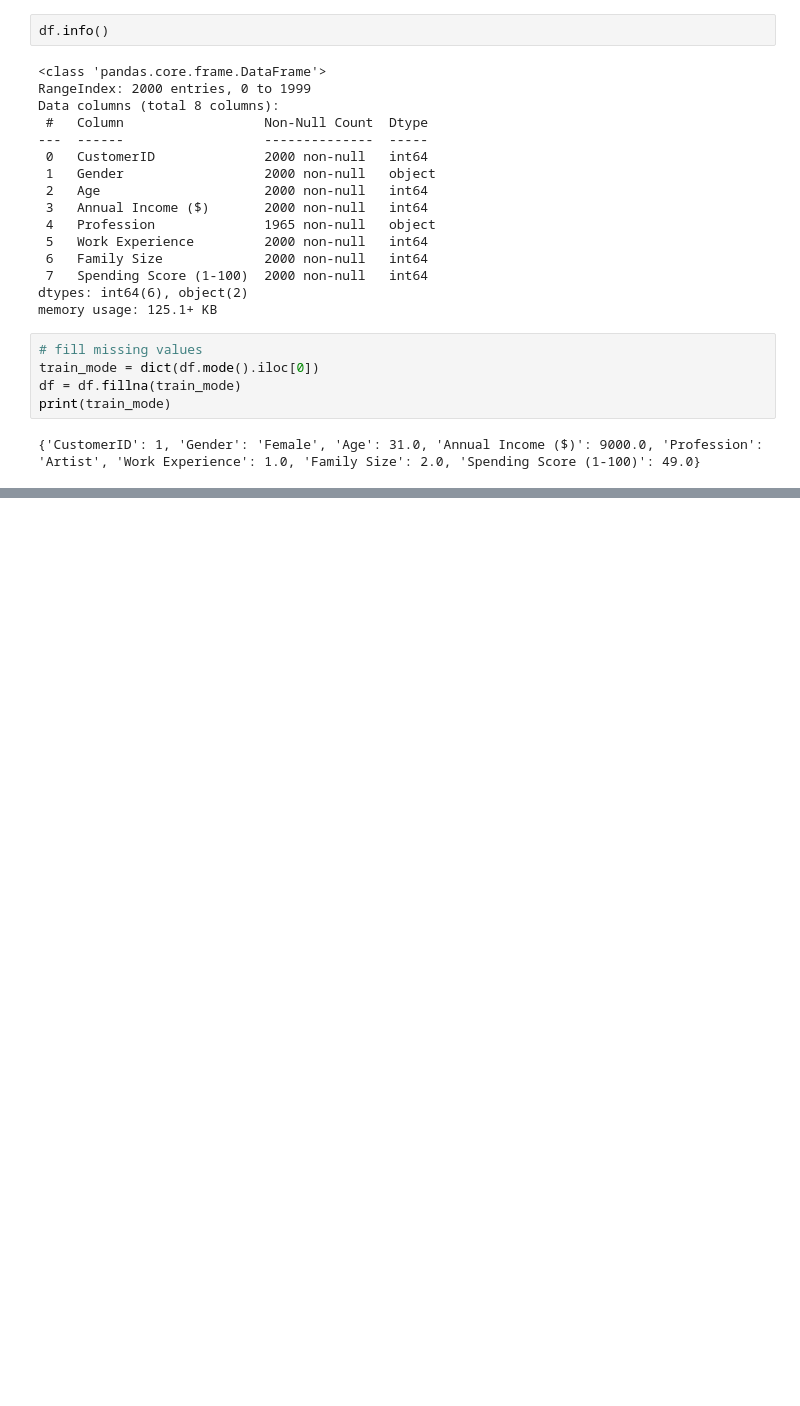
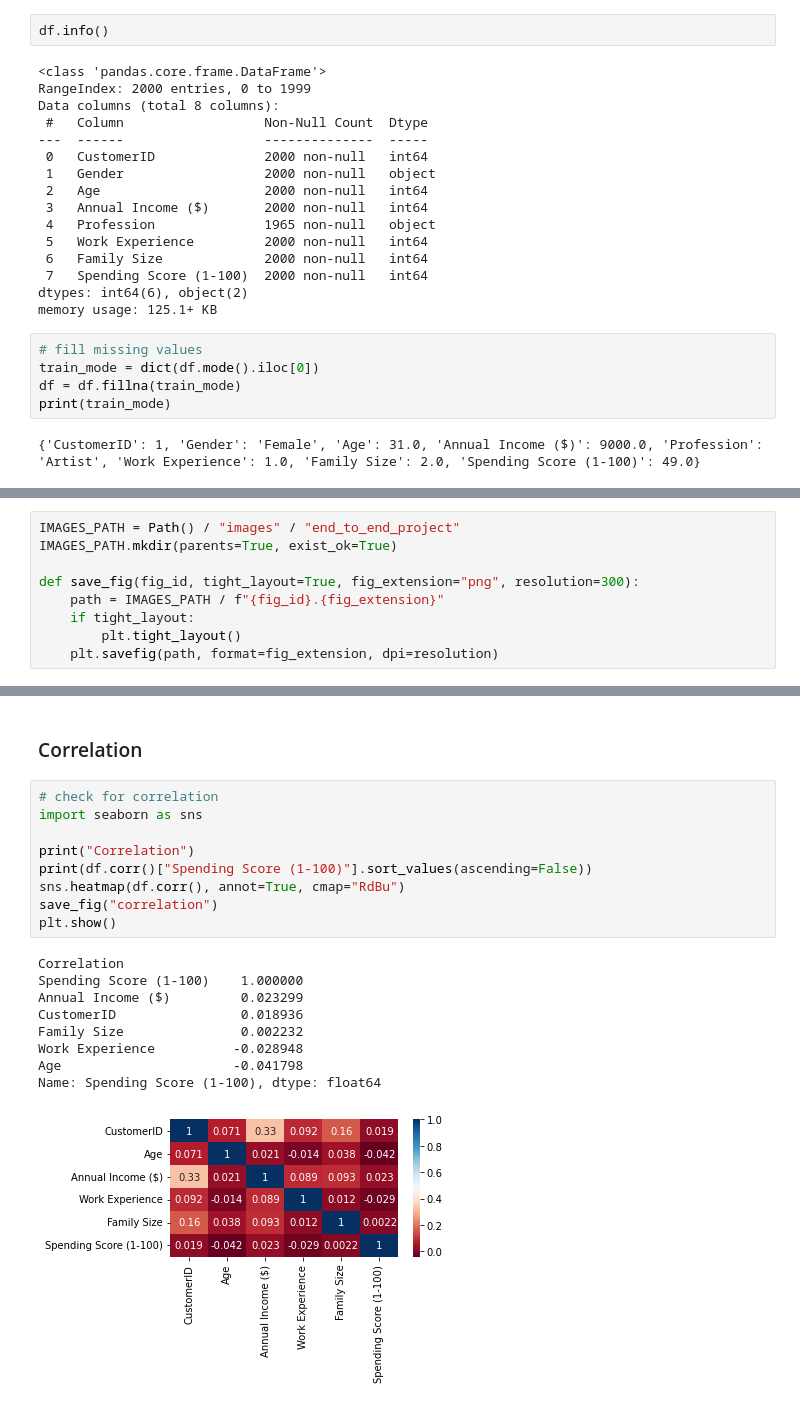
Before and after one commit to AiJared/Customer-Segmentation, a Jupyter notebook: Shop Customers Detection.ipynb, the cells around one changed output, grey strips where cells are left out. Cells and saved outputs as stored; diff of their text form; blank space fills up the shorter version.

Commit message:
data visualization and preprocessing

```diff
--- a/Shop Customers Detection.ipynb
+++ b/Shop Customers Detection.ipynb
@@ -100,0 +116,9 @@ print(train_mode)
+# %%
+IMAGES_PATH = Path() / "images" / "end_to_end_project"
+IMAGES_PATH.mkdir(parents=True, exist_ok=True)
+
+def save_fig(fig_id, tight_layout=True, fig_extension="png", resolution=300):
+    path = IMAGES_PATH / f"{fig_id}.{fig_extension}"
+    if tight_layout:
+        plt.tight_layout()
+    plt.savefig(path, format=fig_extension, dpi=resolution)
@@ -100,0 +134,21 @@ print(train_mode)
+# %% [markdown]
+### Correlation
+# %%
+# check for correlation
+import seaborn as sns
+
+print("Correlation")
+print(df.corr()["Spending Score (1-100)"].sort_values(ascending=False))
+sns.heatmap(df.corr(), annot=True, cmap="RdBu")
+save_fig("correlation")
+plt.show()
+# %% [output]
+Correlation
+Spending Score (1-100)    1.000000
+Annual Income ($)         0.023299
+CustomerID                0.018936
+Family Size               0.002232
+Work Experience          -0.028948
+Age                      -0.041798
+Name: Spending Score (1-100), dtype: float64
+[figure, added]
```
Also changed, not shown: parts of 8 cells of this notebook, 2 other files.
